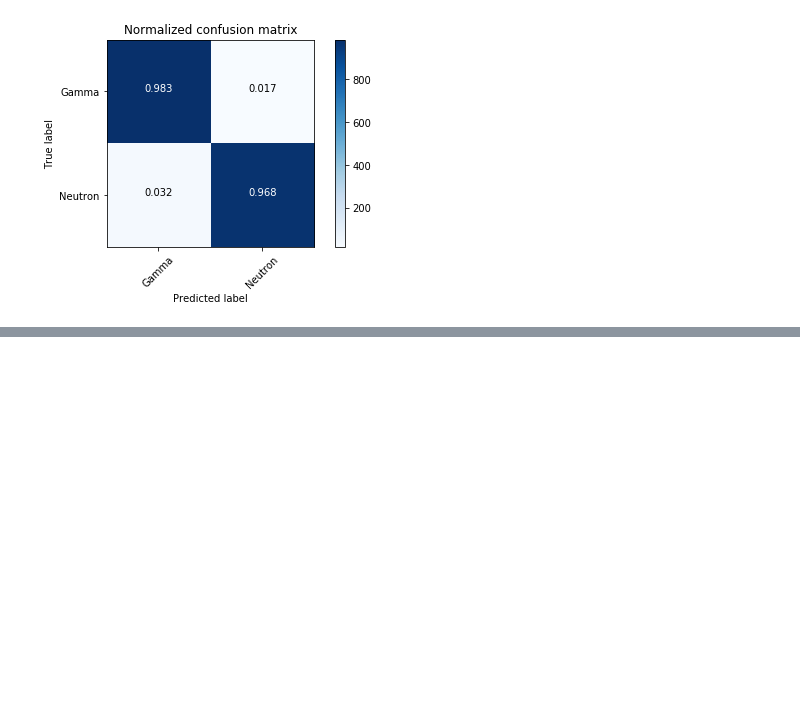
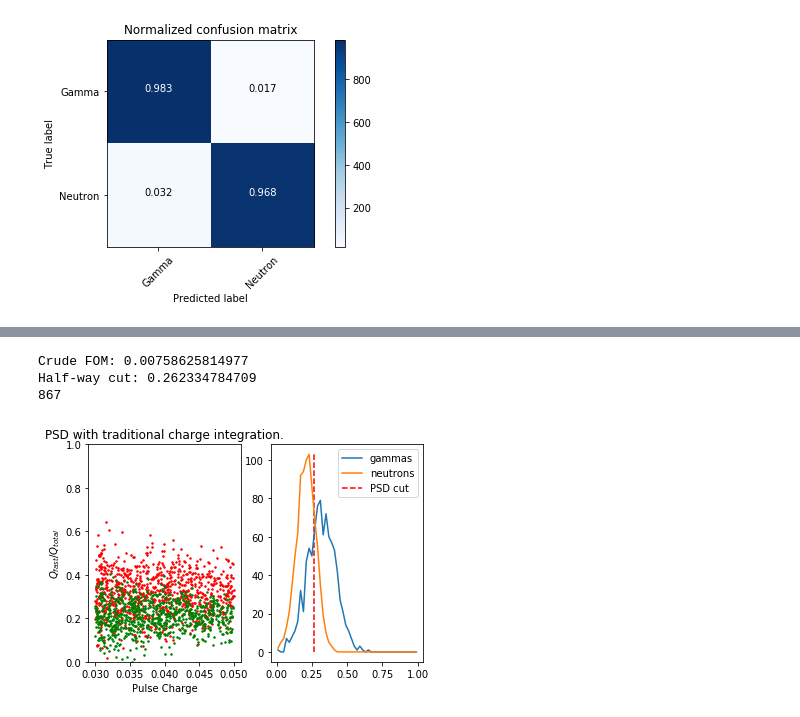
Before and after one commit to lbignell/Notebooks, a Jupyter notebook: PSD.ipynb, the cells around one changed output, grey strips where cells are left out. Cells and saved outputs as stored; diff of their text form; code cells hidden in the pictures; blank space fills up the shorter version.

```diff
--- a/PSD.ipynb
+++ b/PSD.ipynb
@@ -570,0 +647,36 @@ Other things to try:
+# %%
+MaxCharge = 0.05
+MinCharge = 0.03
+
+selectedQt_gamma = SABREQt_gamma[(SABREQt_gamma<MaxCharge)&(SABREQt_gamma>MinCharge)]
+selectedPSD_gamma = (SABREQf_gamma/SABREQt_gamma)[(SABREQt_gamma<MaxCharge)&(SABREQt_gamma>MinCharge)]
+selectedQt_neut = SABREQt_neut[(SABREQt_neut<MaxCharge)&(SABREQt_neut>MinCharge)]
+selectedPSD_neut = (SABREQf_neut/SABREQt_neut)[(SABREQt_neut<MaxCharge)&(SABREQt_neut>MinCharge)]
+
+plt.subplot(1,2,1)
+plt.plot(selectedQt_gamma, selectedPSD_gamma, 'r.', markersize=3, label='SABRE Gammas')
+plt.plot(selectedQt_neut, selectedPSD_neut, 'g.', markersize=3, label='SABRE Neutrons')
+plt.ylim(0,1)
+plt.xlabel("Pulse Charge")
+plt.ylabel("$Q_{fast}/Q_{total}$")
+plt.title('PSD with traditional charge integration.')
+
+SABRE_PSDg, binedges = np.histogram(selectedPSD_gamma, bins=50, range=(0,1))
+SABREbincentres = binedges[:-1] + (binedges[1]-binedges[0])/2
+SABRE_PSDn, binedges = np.histogram(selectedPSD_neut, bins=50, range=(0,1))
+plt.subplot(1,2,2)
+plt.plot(SABREbincentres, SABRE_PSDg, label='gammas')
+plt.plot(SABREbincentres, SABRE_PSDn, label='neutrons')
+print("Crude FOM: {0}".format((np.mean(selectedPSD_gamma)- np.mean(selectedPSD_neut))/
+                              2.35482*(np.std(selectedPSD_gamma)+ np.std(selectedPSD_neut))))
+SABREPSDcut = (np.mean(selectedPSD_gamma)+ np.mean(selectedPSD_neut))/2
+print("Half-way cut: {0}".format(SABREPSDcut))
+plt.vlines(SABREPSDcut, ymin=0, ymax=max((max(SABRE_PSDg), max(SABRE_PSDn))),
+           colors='r', linestyles='dashed', label='PSD cut')
+plt.legend()
+print(sum(SABRE_PSDn))
+# %% [output]
+Crude FOM: 0.00758625814977
+Half-way cut: 0.262334784709
+867
+[figure, added]
```
Also changed, not shown: parts of 12 cells of this notebook.
